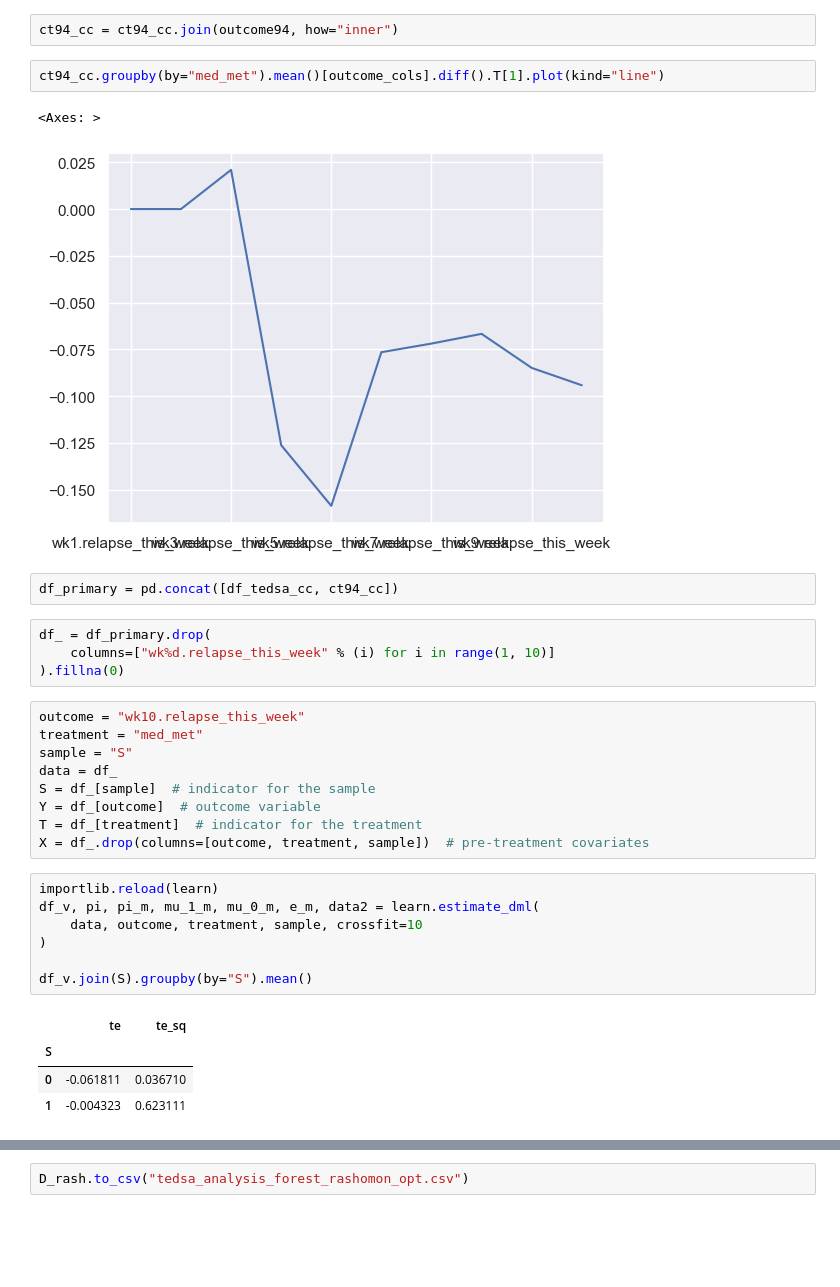
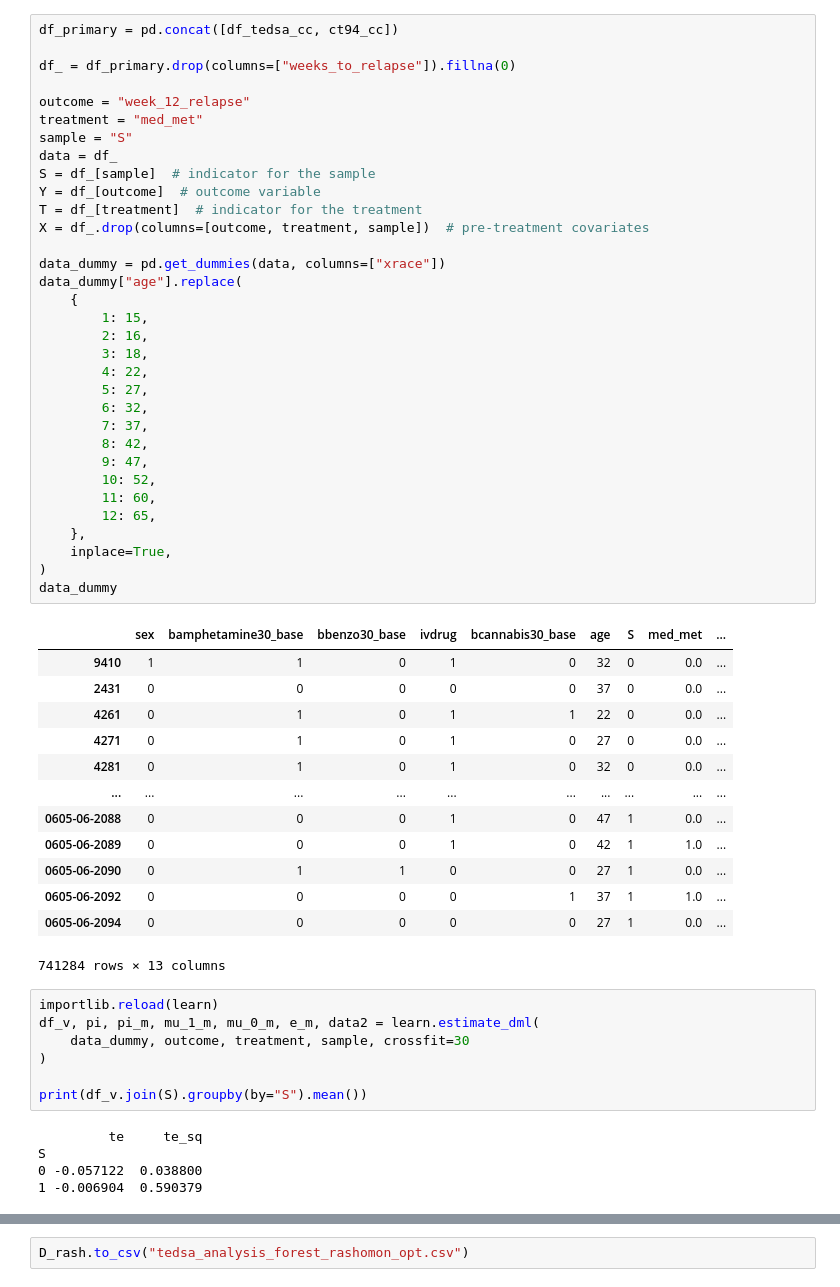
Before and after one commit to harsh-parikh/fuse, a Jupyter notebook: tedsa_analysis.ipynb, the cells around one changed output, grey strips where cells are left out. Saved outputs shown, nothing was run; the diff lists cells and outputs as text; blank space fills up the shorter version.

```diff
--- a/tedsa_analysis.ipynb
+++ b/tedsa_analysis.ipynb
@@ -104,37 +144,62 @@ ct94_cc = ct94_cc.astype(int)
-# %%
-ct94_cc = ct94_cc.join(outcome94, how="inner")
-# %%
-ct94_cc.groupby(by="med_met").mean()[outcome_cols].diff().T[1].plot(kind="line")
-# %% [output]
-<Axes: >
-[figure, removed]
-# %%
-df_primary = pd.concat([df_tedsa_cc, ct94_cc])
-# %%
-df_ = df_primary.drop(
-    columns=["wk%d.relapse_this_week" % (i) for i in range(1, 10)]
-).fillna(0)
 # %%
-outcome = "wk10.relapse_this_week"
+df_primary = pd.concat([df_tedsa_cc, ct94_cc])
+
+df_ = df_primary.drop(columns=["weeks_to_relapse"]).fillna(0)
+
+outcome = "week_12_relapse"
 treatment = "med_met"
 sample = "S"
 data = df_
 S = df_[sample]  # indicator for the sample
 Y = df_[outcome]  # outcome variable
 T = df_[treatment]  # indicator for the treatment
 X = df_.drop(columns=[outcome, treatment, sample])  # pre-treatment covariates
+
+data_dummy = pd.get_dummies(data, columns=["xrace"])
+data_dummy["age"].replace(
+    {
+        1: 15,
+        2: 16,
+        3: 18,
+        4: 22,
+        5: 27,
+        6: 32,
+        7: 37,
+        8: 42,
+        9: 47,
+        10: 52,
+        11: 60,
+        12: 65,
+    },
+    inplace=True,
+)
+data_dummy
+# %% [output]
+|  | sex | bamphetamine30_base | bbenzo30_base | ivdrug | bcannabis30_base | age | S | med_met | ... |
+| 9410 | 1 | 1 | 0 | 1 | 0 | 32 | 0 | 0.0 | ... |
+| 2431 | 0 | 0 | 0 | 0 | 0 | 37 | 0 | 0.0 | ... |
+| 4261 | 0 | 1 | 0 | 1 | 1 | 22 | 0 | 0.0 | ... |
+| 4271 | 0 | 1 | 0 | 1 | 0 | 27 | 0 | 0.0 | ... |
+| 4281 | 0 | 1 | 0 | 1 | 0 | 32 | 0 | 0.0 | ... |
+| ... | ... | ... | ... | ... | ... | ... | ... | ... | ... |
+| 0605-06-2088 | 0 | 0 | 0 | 1 | 0 | 47 | 1 | 0.0 | ... |
+| 0605-06-2089 | 0 | 0 | 0 | 1 | 0 | 42 | 1 | 1.0 | ... |
+| 0605-06-2090 | 0 | 1 | 1 | 0 | 0 | 27 | 1 | 0.0 | ... |
+| 0605-06-2092 | 0 | 0 | 0 | 0 | 1 | 37 | 1 | 1.0 | ... |
+| 0605-06-2094 | 0 | 0 | 0 | 0 | 0 | 27 | 1 | 0.0 | ... |
+741284 rows × 13 columns
 # %%
 importlib.reload(learn)
 df_v, pi, pi_m, mu_1_m, mu_0_m, e_m, data2 = learn.estimate_dml(
-    data, outcome, treatment, sample, crossfit=10
+    data_dummy, outcome, treatment, sample, crossfit=30
 )
 
-df_v.join(S).groupby(by="S").mean()
+print(df_v.join(S).groupby(by="S").mean())
 # %% [output]
-|  | te | te_sq |
-| S |  |  |
-| 0 | -0.061811 | 0.036710 |
-| 1 | -0.004323 | 0.623111 |
+         te     te_sq
+S
+0 -0.057122  0.038800
+1 -0.006904  0.590379
 # %%
 importlib.reload(learn)
 # D, w_tree, testing_data = learn.tree_opt(data, outcome, treatment, sample, leaf_proba=1)
```
Also changed, not shown: parts of 16 cells of this notebook, 11 other files.
